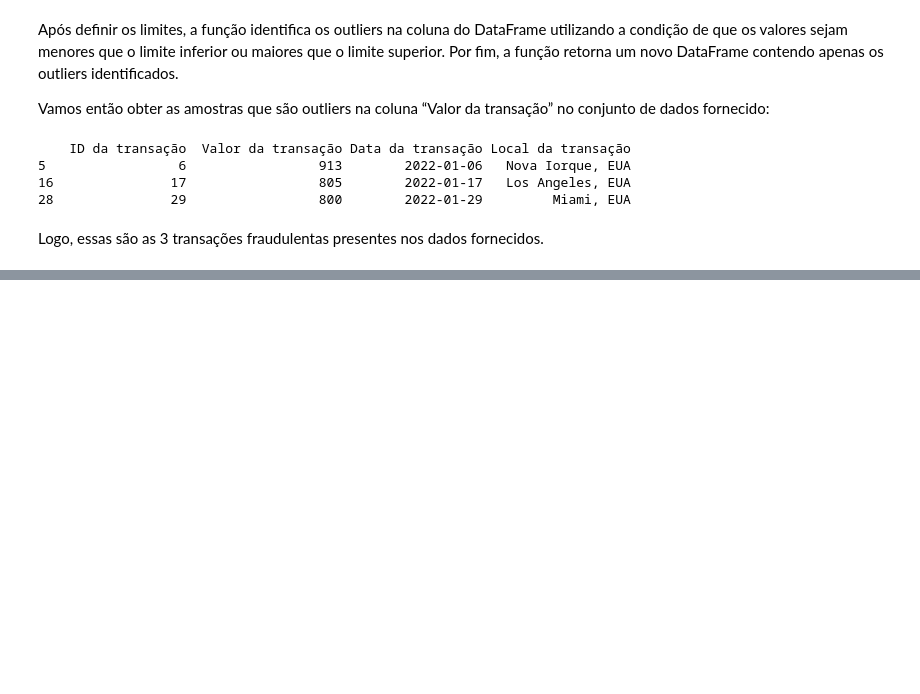
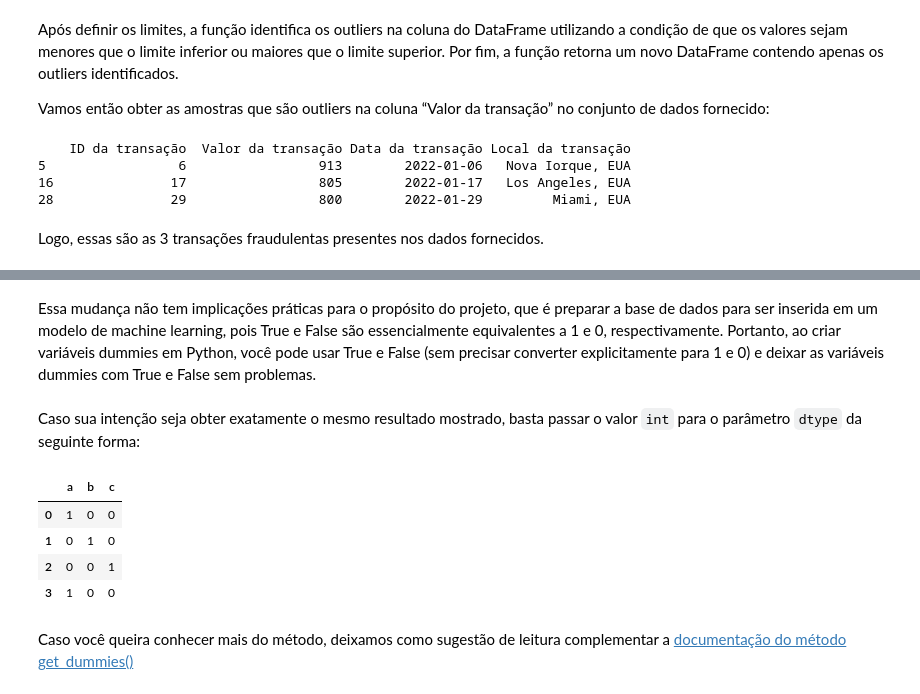
Before and after one commit to JvNeo/Estudo_Pandas, a Jupyter notebook: Para_saber_mais_Pandas_limpeza_e_tratamento_de_dados.ipynb, the cells around one changed output, grey strips where cells are left out. Drawn from its saved outputs; the diff is of its cells as text; code cells hidden in the pictures; blank space fills up the shorter version.

```diff
--- a/Para_saber_mais_Pandas_limpeza_e_tratamento_de_dados.ipynb
+++ b/Para_saber_mais_Pandas_limpeza_e_tratamento_de_dados.ipynb
@@ -673,0 +711,16 @@ Logo, essas são as 3 transações fraudulentas presentes nos dados fornecidos.
+# %% [markdown]
+Essa mudança não tem implicações práticas para o propósito do projeto, que é preparar a base de dados para ser inserida em um modelo de machine learning, pois True e False são essencialmente equivalentes a 1 e 0, respectivamente. Portanto, ao criar variáveis dummies em Python, você pode usar True e False (sem precisar converter explicitamente para 1 e 0) e deixar as variáveis dummies com True e False sem problemas.
+# %% [markdown]
+Caso sua intenção seja obter exatamente o mesmo resultado mostrado, basta passar o valor `int` para o parâmetro `dtype` da seguinte forma:
+# %%
+import pandas as pd
+s = pd.Series(list('abca'))
+pd.get_dummies(s, dtype=int)  # aqui inserir o valor para o dtype
+# %% [output]
+|  | a | b | c |
+| 0 | 1 | 0 | 0 |
+| 1 | 0 | 1 | 0 |
+| 2 | 0 | 0 | 1 |
+| 3 | 1 | 0 | 0 |
+# %% [markdown]
+Caso você queira conhecer mais do método, deixamos como sugestão de leitura complementar a [documentação do método get_dummies()](https://pandas.pydata.org/docs/reference/api/pandas.get_dummies.html)
```
Also changed, not shown: parts of 10 cells of this notebook.
